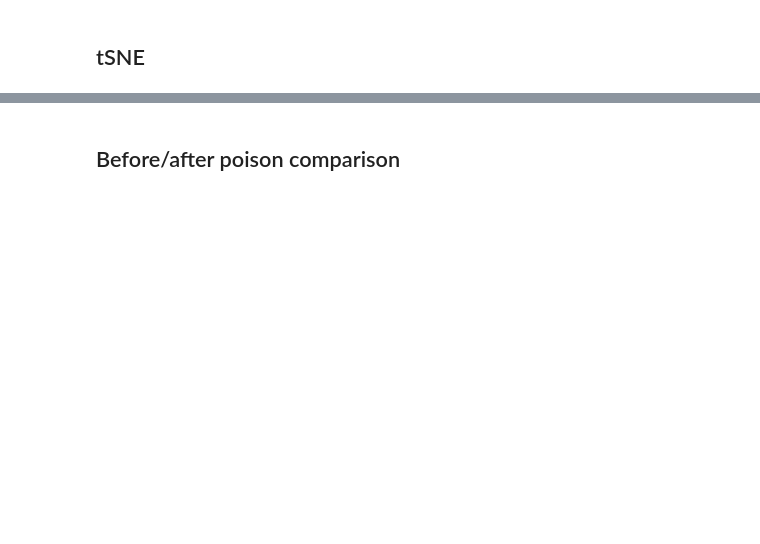
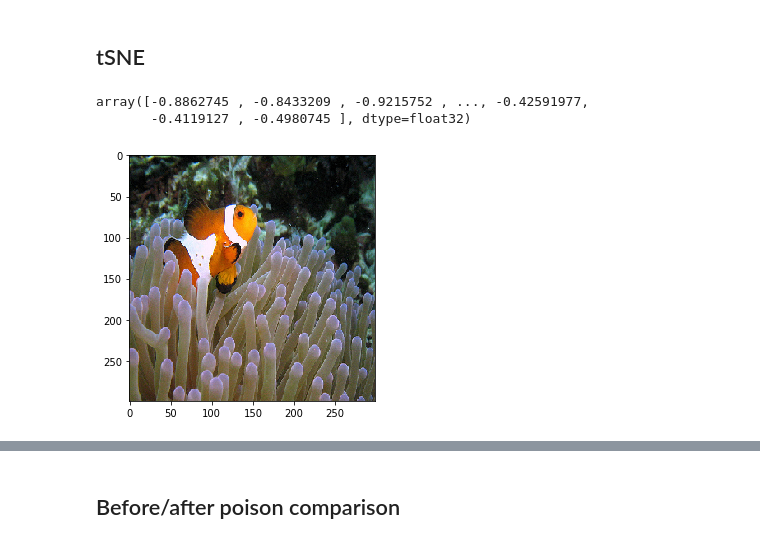
Before and after one commit to EyalSel/influence-release, a Jupyter notebook: scripts/Analysis.ipynb, the cells around one changed output, grey strips where cells are left out. Cells and saved outputs as stored; diff of their text form; code cells hidden in the pictures; blank space fills up the shorter version.

```diff
--- a/scripts/Analysis.ipynb
+++ b/scripts/Analysis.ipynb
@@ -13,6 +18,7 @@ ModuleNotFoundError: No module named 'tensorflow'
 # %%
 img_side = 299
 num_channels = 3
+batch_size = 100
 initial_learning_rate = 0.001
 keep_probs = None
 decay_epochs = [1000, 10000]
@@ -27,0 +37,3 @@ method = "IF" # or "FC"
+# %%
+poisoned_training_points = np.load("poisoned.npy")
+poisoned_training_points
@@ -30,12 +45,16 @@ def get_dataset(classes):
     classes_str = '_'.join(classes)
     dataset_name = '{}_{}_{}'.format(classes_str, num_train_ex_per_class, num_test_ex_per_class)
     # extract_and_rename_animals()
-    data_sets = load_animals(
-        num_train_ex_per_class=num_train_ex_per_class,
-        num_test_ex_per_class=num_test_ex_per_class,
-    #     classes=['Eagle', 'Komodo_Dragon', 'Snail', 'Ox', 'Mushroom'])
-        classes=classes)
+    data_sets = load_animals(num_train_ex_per_class=num_train_ex_per_class,
+                             num_test_ex_per_class=num_test_ex_per_class,
+                             classes=classes)
     return data_sets
+
+def render_img(img):
+    img_copy = np.copy(img)
+    img_copy /= 2
+    img_copy += 0.5
+    io.imshow(img_copy)
 # %%
 data_sets = get_dataset(training_dataset_classes)
 # %% [output]
@@ -42,0 +63,18 @@ NameError: name 'load_animals' is not defined
+# %%
+full_graph = tf.Graph()
+with full_graph.as_default():
+    full_model_name = '%s_inception_wd-%s' % ('_'.join(training_dataset_classes), weight_decay)
+    full_model = BinaryInceptionModel(
+        img_side=img_side,
+        num_channels=num_channels,
+        weight_decay=weight_decay,
+        num_classes=num_classes,
+        batch_size=batch_size,
+        data_sets=data_sets,
+        initial_learning_rate=initial_learning_rate,
+        keep_probs=keep_probs,
+        decay_epochs=decay_epochs,
+        mini_batch=True,
+        train_dir='output',
+        log_dir='log',
+        model_name=full_model_name)
@@ -43,3 +91,12 @@ NameError: name 'load_animals' is not defined
 # %% [markdown]
 ## tSNE
+# %%
+fn = get_projection_to_box_around_orig_point(data_sets.train.x[999], 0.5)
+posioned_training_images_temp = fn(poisoned_training_points[0])
+render_img(posioned_training_images_temp.reshape((img_side,img_side,num_channels)))
+posioned_training_images_temp
+# %% [output]
+array([-0.8862745 , -0.8433209 , -0.9215752 , ..., -0.42591977,
+       -0.4119127 , -0.4980745 ], dtype=float32)
+[figure, added]
 # %%
```
Also changed, not shown: parts of 7 cells of this notebook, 2 other files.
